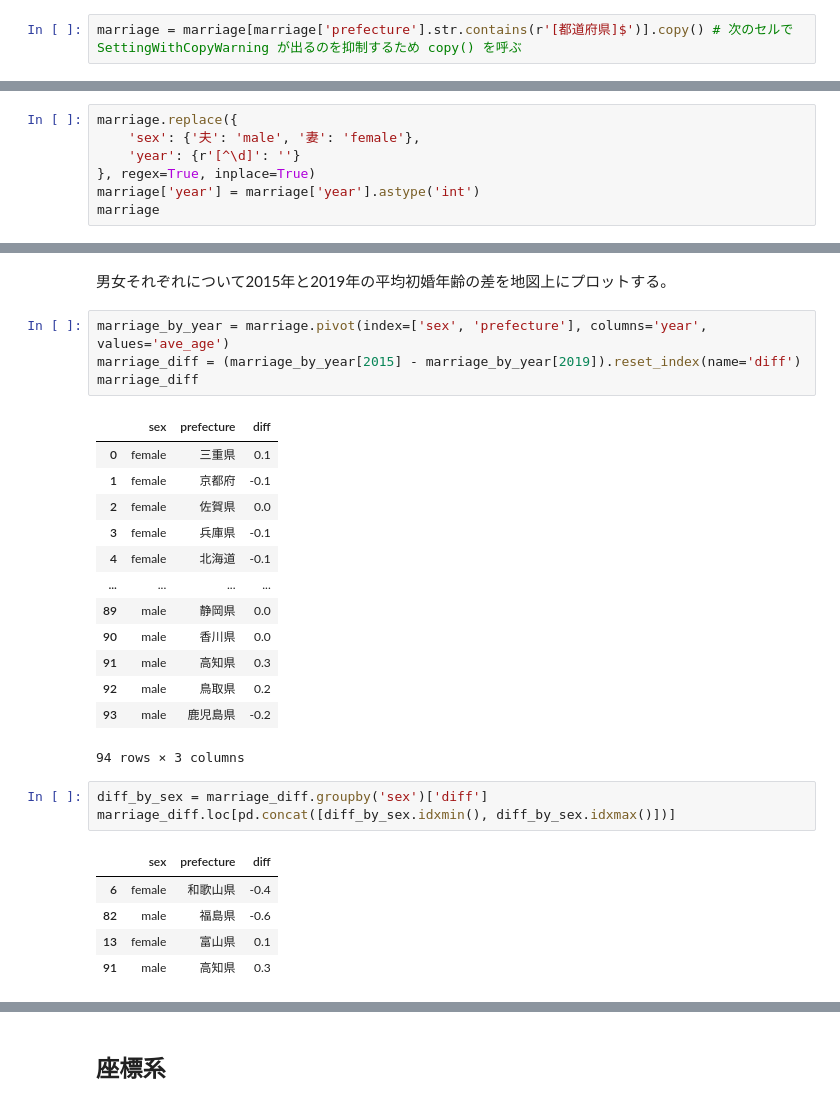
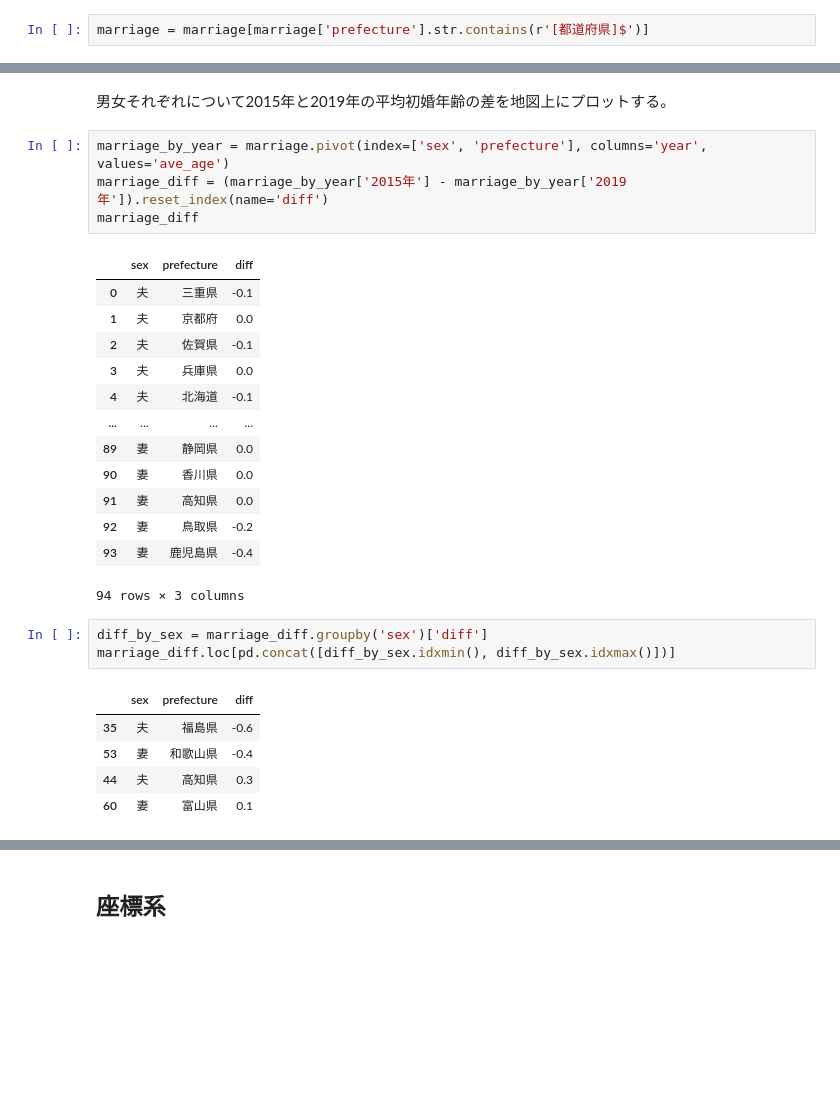
Before and after one commit to sankichi92/satelliteBook, a Jupyter notebook: notebooks/3-2-coordinate.ipynb, the cells around one changed output, grey strips where cells are left out. Drawn from its saved outputs; the diff is of its cells as text; blank space fills up the shorter version.

```diff
--- a/notebooks/3-2-coordinate.ipynb
+++ b/notebooks/3-2-coordinate.ipynb
@@ -67,4 +67,4 @@ marriage
 # %% [markdown]
 都道府県以外のデータを除く。
 # %%
-marriage = marriage[marriage['prefecture'].str.contains(r'[都道府県]$')].copy() # 次のセルで SettingWithCopyWarning が出るのを抑制するため copy() を呼ぶ
+marriage = marriage[marriage['prefecture'].str.contains(r'[都道府県]$')]
@@ -73,7 +70,0 @@ sex と year の値を整える。
-# %%
-marriage.replace({
-    'sex': {'夫': 'male', '妻': 'female'},
-    'year': {r'[^\d]': ''}
-}, regex=True, inplace=True)
-marriage['year'] = marriage['year'].astype('int')
-marriage
@@ -186,31 +163,31 @@ for ax, sex in zip(axs, ['male', 'female']):
 男女それぞれについて2015年と2019年の平均初婚年齢の差を地図上にプロットする。
 # %%
 marriage_by_year = marriage.pivot(index=['sex', 'prefecture'], columns='year', values='ave_age')
-marriage_diff = (marriage_by_year[2015] - marriage_by_year[2019]).reset_index(name='diff')
+marriage_diff = (marriage_by_year['2015年'] - marriage_by_year['2019年']).reset_index(name='diff')
 marriage_diff
 # %% [output]
 |  | sex | prefecture | diff |
-| 0 | female | 三重県 | 0.1 |
-| 1 | female | 京都府 | -0.1 |
-| 2 | female | 佐賀県 | 0.0 |
-| 3 | female | 兵庫県 | -0.1 |
-| 4 | female | 北海道 | -0.1 |
+| 0 | 夫 | 三重県 | -0.1 |
+| 1 | 夫 | 京都府 | 0.0 |
+| 2 | 夫 | 佐賀県 | -0.1 |
+| 3 | 夫 | 兵庫県 | 0.0 |
+| 4 | 夫 | 北海道 | -0.1 |
 | ... | ... | ... | ... |
-| 89 | male | 静岡県 | 0.0 |
-| 90 | male | 香川県 | 0.0 |
-| 91 | male | 高知県 | 0.3 |
-| 92 | male | 鳥取県 | 0.2 |
-| 93 | male | 鹿児島県 | -0.2 |
+| 89 | 妻 | 静岡県 | 0.0 |
+| 90 | 妻 | 香川県 | 0.0 |
+| 91 | 妻 | 高知県 | 0.0 |
+| 92 | 妻 | 鳥取県 | -0.2 |
+| 93 | 妻 | 鹿児島県 | -0.4 |
 94 rows × 3 columns
 # %%
 diff_by_sex = marriage_diff.groupby('sex')['diff']
 marriage_diff.loc[pd.concat([diff_by_sex.idxmin(), diff_by_sex.idxmax()])]
 # %% [output]
 |  | sex | prefecture | diff |
-| 6 | female | 和歌山県 | -0.4 |
-| 82 | male | 福島県 | -0.6 |
-| 13 | female | 富山県 | 0.1 |
-| 91 | male | 高知県 | 0.3 |
+| 35 | 夫 | 福島県 | -0.6 |
+| 53 | 妻 | 和歌山県 | -0.4 |
+| 44 | 夫 | 高知県 | 0.3 |
+| 60 | 妻 | 富山県 | 0.1 |
 # %%
 marriage_diff_with_adm = jpn_adm.merge(marriage_diff, on='prefecture')
 
```
Also changed, not shown: parts of 8 cells of this notebook.
